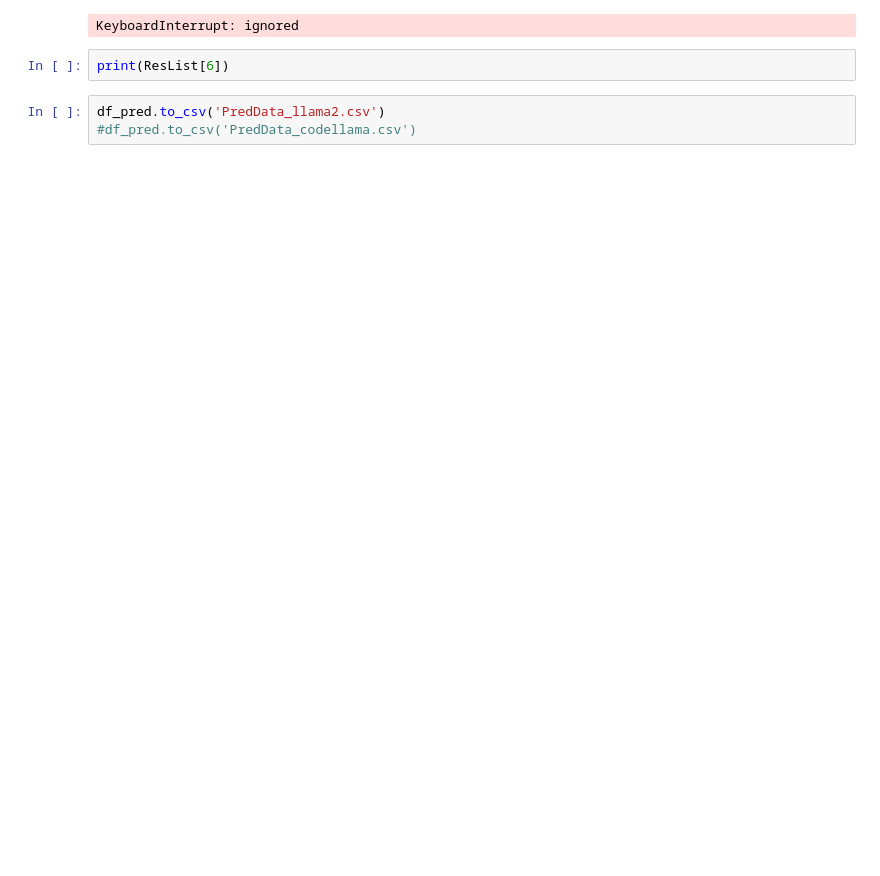
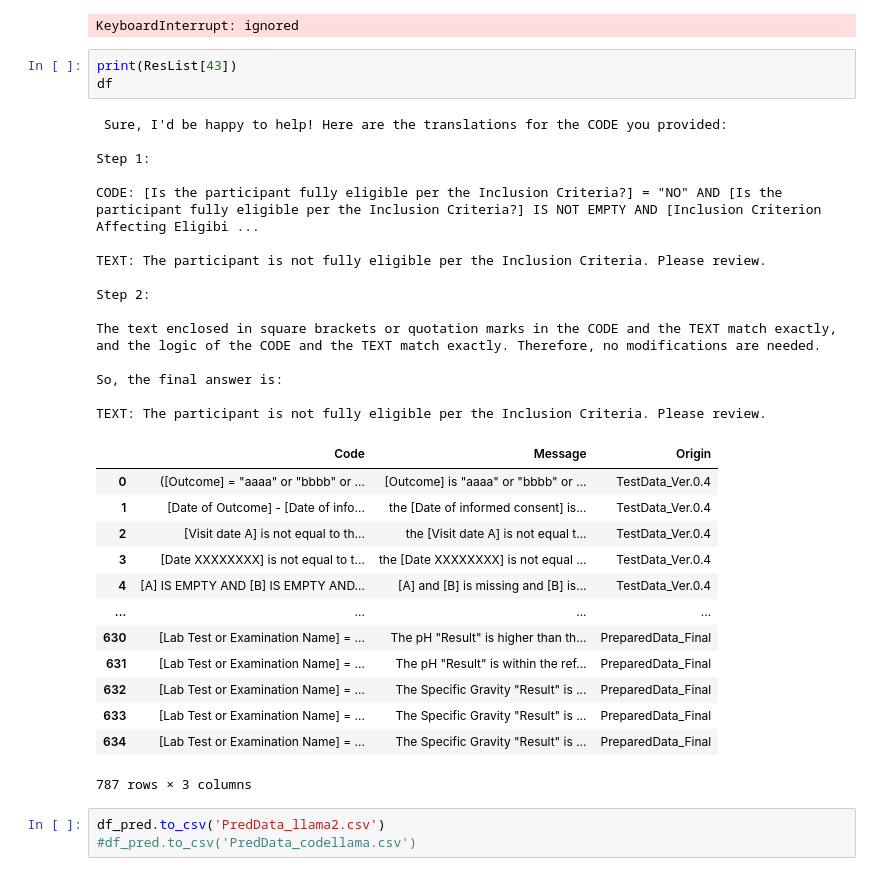
Before and after one commit to Takumi173/2023Test, a Jupyter notebook: PseudoCodeToText_Generation.ipynb, the cells around one changed output. Cells and saved outputs as stored; diff of their text form; blank space fills up the shorter version.

```diff
--- a/PseudoCodeToText_Generation.ipynb
+++ b/PseudoCodeToText_Generation.ipynb
@@ -294,7 +295,37 @@ Generated *** The [TOO SMALL TO MEASURE] is not empty and the [Not Done] is not
 Generated *** The [Start date] begins with "UN". Please review.
 KeyboardInterrupt: ignored
 # %%
-print(ResList[6])
+print(ResList[43])
+df
+# %% [output]
+ Sure, I'd be happy to help! Here are the translations for the CODE you provided:
+
+Step 1:
+
+CODE: [Is the participant fully eligible per the Inclusion Criteria?] = "NO" AND [Is the participant fully eligible per the Inclusion Criteria?] IS NOT EMPTY AND [Inclusion Criterion Affecting Eligibi ...
+
+TEXT: The participant is not fully eligible per the Inclusion Criteria. Please review.
+
+Step 2:
+
+The text enclosed in square brackets or quotation marks in the CODE and the TEXT match exactly, and the logic of the CODE and the TEXT match exactly. Therefore, no modifications are needed.
+
+So, the final answer is:
+
+TEXT: The participant is not fully eligible per the Inclusion Criteria. Please review.
+|  | Code | Message | Origin |
+| 0 | ([Outcome] = "aaaa" or "bbbb" or ... | [Outcome] is "aaaa" or "bbbb" or ... | TestData_Ver.0.4 |
+| 1 | [Date of Outcome] - [Date of info... | the [Date of informed consent] is... | TestData_Ver.0.4 |
+| 2 | [Visit date A] is not equal to th... | the [Visit date A] is not equal t... | TestData_Ver.0.4 |
+| 3 | [Date XXXXXXXX] is not equal to t... | the [Date XXXXXXXX] is not equal ... | TestData_Ver.0.4 |
+| 4 | [A] IS EMPTY AND [B] IS EMPTY AND... | [A] and [B] is missing and [B] is... | TestData_Ver.0.4 |
+| ... | ... | ... | ... |
+| 630 | [Lab Test or Examination Name] = ... | The pH "Result" is higher than th... | PreparedData_Final |
+| 631 | [Lab Test or Examination Name] = ... | The pH "Result" is within the ref... | PreparedData_Final |
+| 632 | [Lab Test or Examination Name] = ... | The Specific Gravity "Result" is ... | PreparedData_Final |
+| 633 | [Lab Test or Examination Name] = ... | The Specific Gravity "Result" is ... | PreparedData_Final |
+| 634 | [Lab Test or Examination Name] = ... | The Specific Gravity "Result" is ... | PreparedData_Final |
+787 rows × 3 columns
 # %%
 df_pred.to_csv('PredData_llama2.csv')
 #df_pred.to_csv('PredData_codellama.csv')
```
Also changed, not shown: parts of 1 cell of this notebook.
